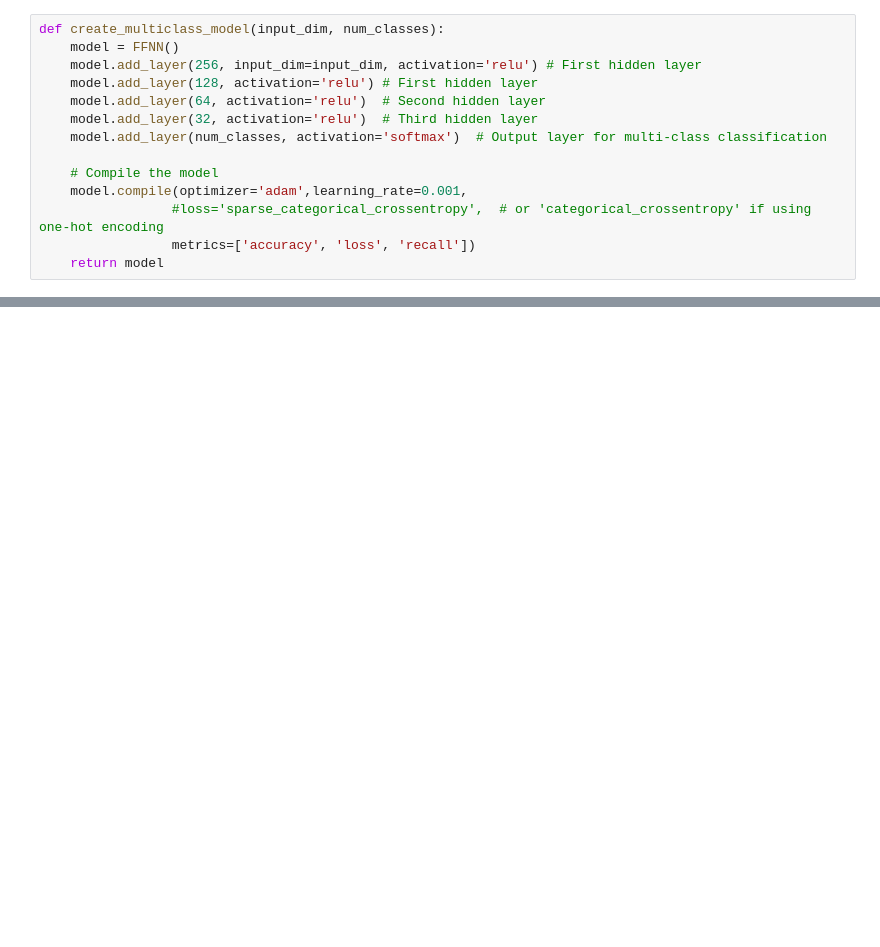
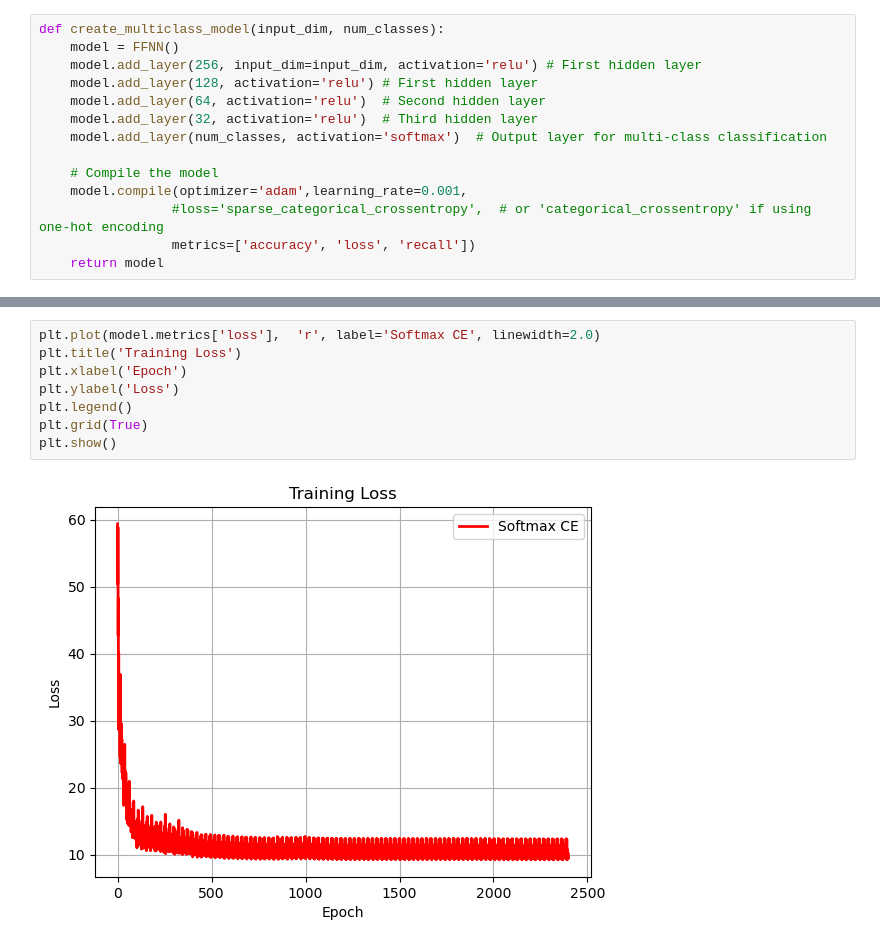
Before and after one commit to kfkfkflmej/ML2024Midi, a Jupyter notebook: fnn_from_thin_air.ipynb, the cells around one changed output, grey strips where cells are left out. Saved outputs shown, nothing was run; the diff lists cells and outputs as text; blank space fills up the shorter version.

```diff
--- a/fnn_from_thin_air.ipynb
+++ b/fnn_from_thin_air.ipynb
@@ -564,0 +608,10 @@ print(model.metrics)
+# %%
+plt.plot(model.metrics['loss'],  'r', label='Softmax CE', linewidth=2.0)
+plt.title('Training Loss')
+plt.xlabel('Epoch')
+plt.ylabel('Loss')
+plt.legend()
+plt.grid(True)
+plt.show()
+# %% [output]
+[figure, added]
```
Also changed, not shown: parts of 8 cells of this notebook, 2 other files.
